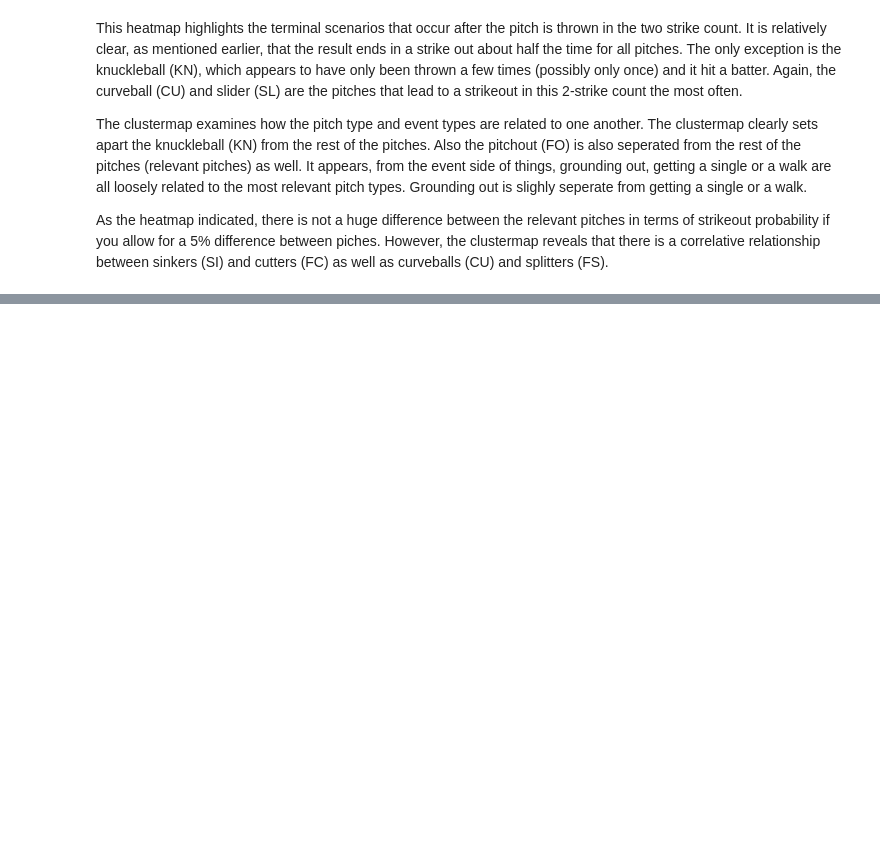
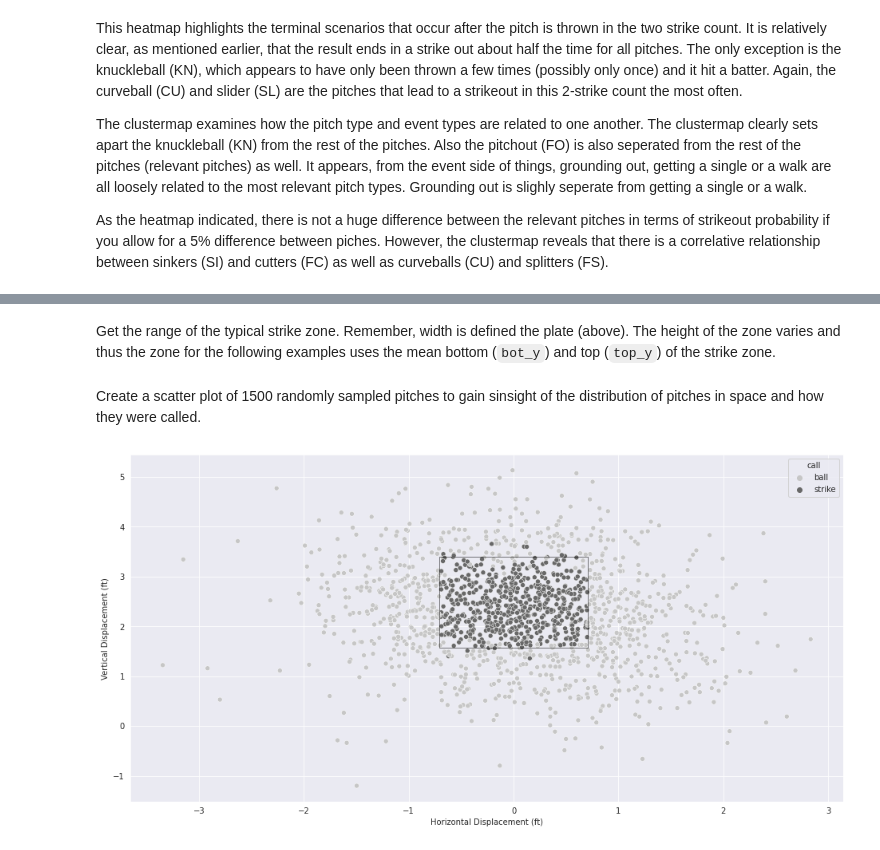
Before and after one commit to 907Resident/pitch-sequence, a Jupyter notebook: pitch_sequence_SO.ipynb, the cells around one changed output, grey strips where cells are left out. Saved outputs shown, nothing was run; the diff lists cells and outputs as text; code cells hidden in the pictures; blank space fills up the shorter version.

```diff
--- a/pitch_sequence_SO.ipynb
+++ b/pitch_sequence_SO.ipynb
@@ -565,0 +565,12 @@ matrix([[0., 0., 0., 0., 0., 0., 0., 0., 0., 0., 0.],
+# %%
+# Merge main df to the player names with pitcher ID
+df_merged_all = df_merged_all.merge(df_names, how="left", left_on="pitcher_id", right_on="id")
+
+# Drop "id" column from player names dataframe
+df_merged_all.drop(["id"], inplace = True, axis = 1)
+
+# Vertically concatanate 2019 under the 2016-2018
+df_merged_all = pd.concat([df_merged_all, df])
+
+# Preview the size of the complete dataframe
+df_merged_all.shape
@@ -565,0 +584,12 @@ matrix([[0., 0., 0., 0., 0., 0., 0., 0., 0., 0., 0.],
+# %%
+# Create binary for pitch thrown within heigh relative strike zone
+df_merged_all["strike_height"] = \
+np.where( ((df_merged_all["pz"] >= df_merged_all["sz_bot"]) &
+           (df_merged_all["pz"] <= df_merged_all["sz_top"])),
+         1,0 )
+# %%
+# Create binary for pitch thrown within width of strike zone
+df_merged_all["strike_width"] = \
+np.where(  (df_merged_all["px"] >= -((17/2) / 12)) &
+           (df_merged_all["px"] <=  ((17/2) / 12)),
+         1,0)
@@ -565,0 +603,22 @@ matrix([[0., 0., 0., 0., 0., 0., 0., 0., 0., 0., 0.],
+# %% [markdown]
+Get the range of the typical strike zone. Remember, width is defined the plate (above). The height of the zone varies and thus the zone for the following examples uses the mean bottom (`bot_y`) and top (`top_y`) of the strike zone.
+# %%
+bot_y = df_merged_all.sz_bot.mean()
+top_y = df_merged_all.sz_top.mean()
+# %% [markdown]
+Create a scatter plot of 1500 randomly sampled pitches to gain sinsight of the distribution of pitches in space and how they were called.
+# %%
+from matplotlib.patches import Rectangle
+
+sample = df_merged_all.sample(n=1500, random_state=13)
+sns.scatterplot(x="px", y="pz", hue="call", data=sample, palette="Greys",
+                 edgecolor="w")
+plt.gca().add_patch(Rectangle((-0.7083, bot_y), 17/12, top_y-bot_y,
+                    edgecolor="k", fill=False,
+                    lw=0.5))
+
+plt.xlabel("Horizontal Displacement (ft)")
+plt.ylabel("Vertical Displacement (ft)")
+plt.show()
+# %% [output]
+[figure, added]
```
Also changed, not shown: parts of 29 cells of this notebook.
